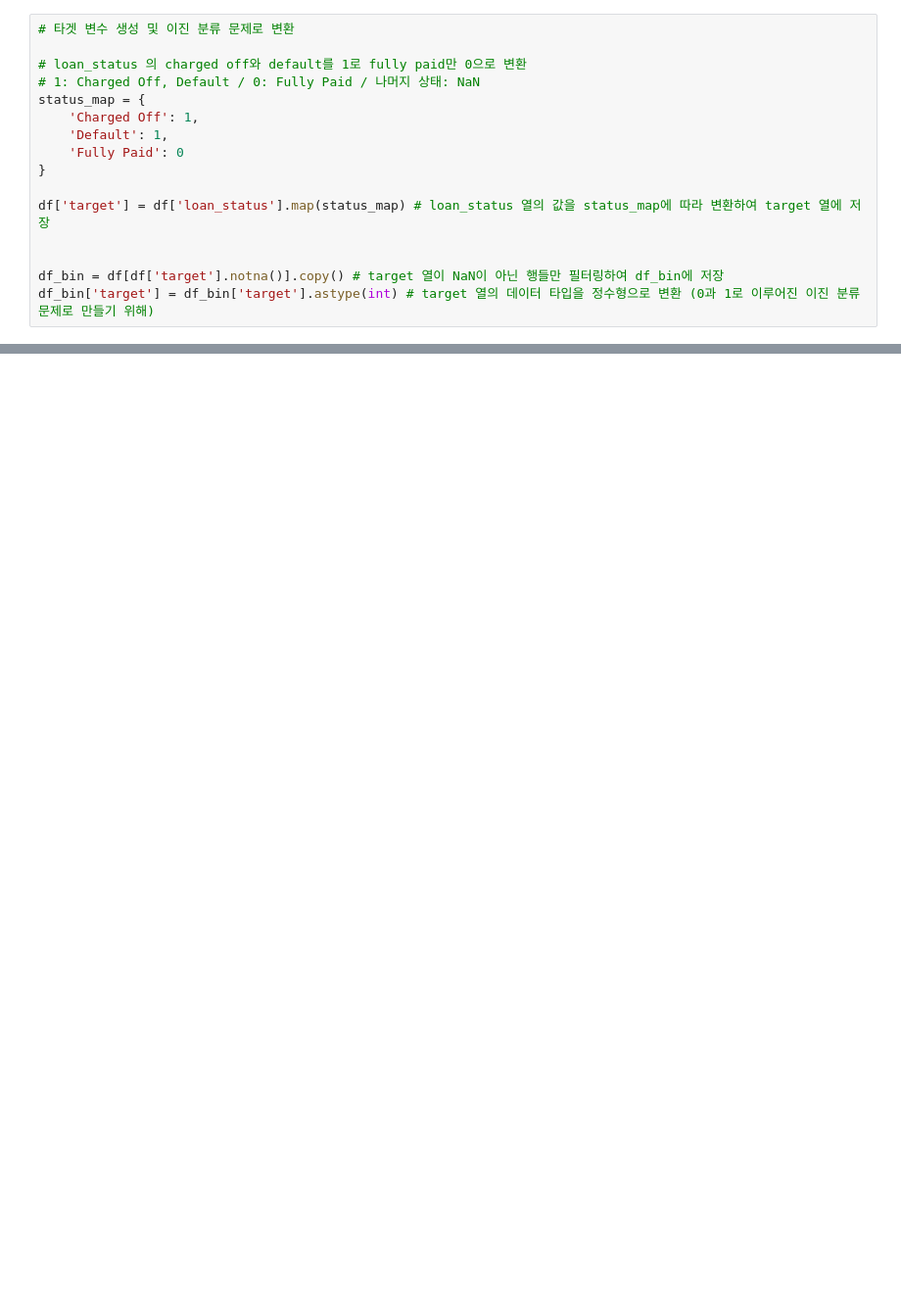
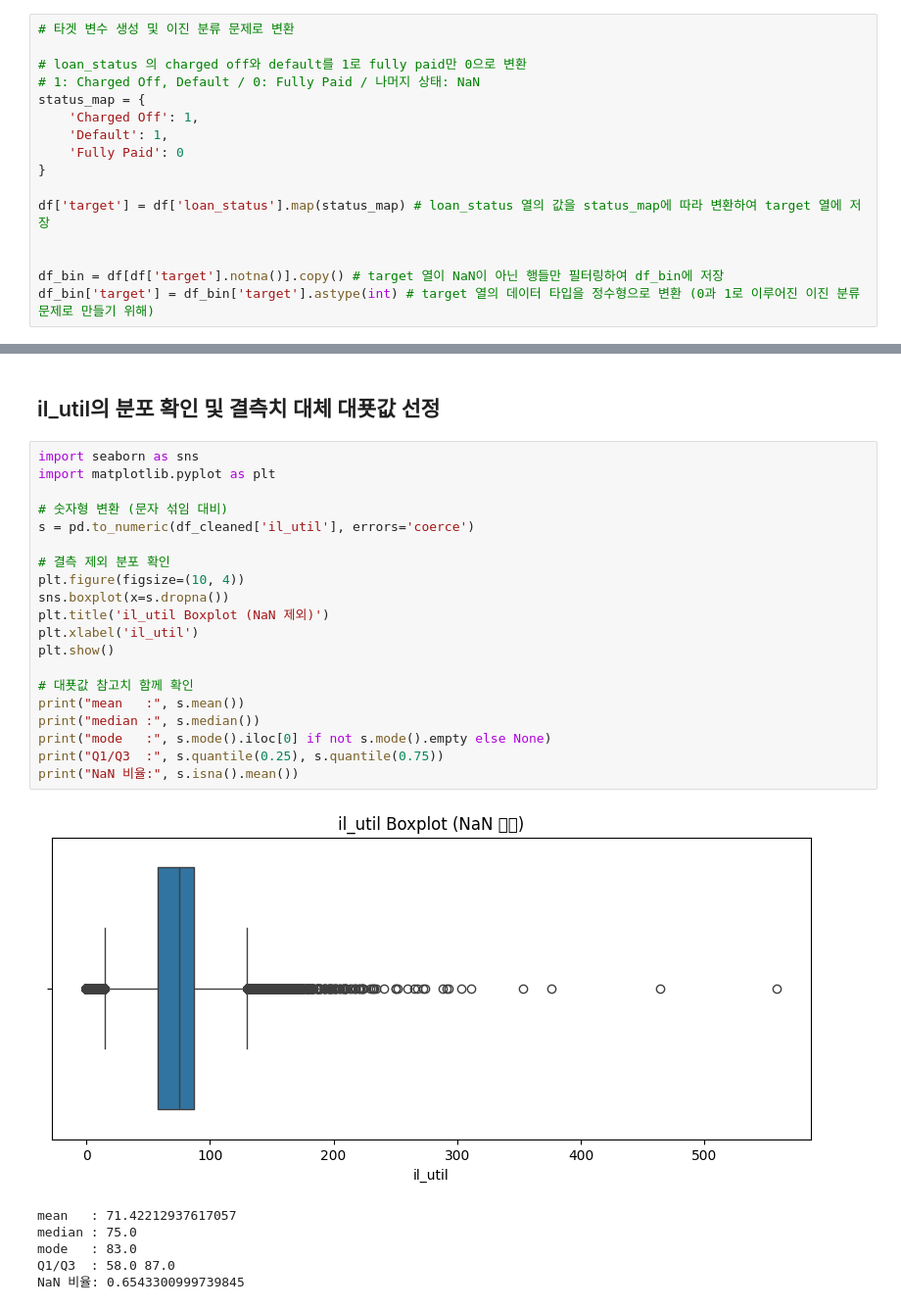
Before and after one commit to gywns7507/second_project, a Jupyter notebook: Hyeong_Uk.ipynb, the cells around one changed output, grey strips where cells are left out. Shown at 98% size. Drawn from its saved outputs; the diff is of its cells as text; blank space fills up the shorter version.

```diff
--- a/Hyeong_Uk.ipynb
+++ b/Hyeong_Uk.ipynb
@@ -322,0 +338,29 @@ display(na_summary)
+# %% [markdown]
+## il_util의 분포 확인 및 결측치 대체 대푯값 선정
+# %%
+import seaborn as sns
+import matplotlib.pyplot as plt
+
+# 숫자형 변환 (문자 섞임 대비)
+s = pd.to_numeric(df_cleaned['il_util'], errors='coerce')
+
+# 결측 제외 분포 확인
+plt.figure(figsize=(10, 4))
+sns.boxplot(x=s.dropna())
+plt.title('il_util Boxplot (NaN 제외)')
+plt.xlabel('il_util')
+plt.show()
+
+# 대푯값 참고치 함께 확인
+print("mean   :", s.mean())
+print("median :", s.median())
+print("mode   :", s.mode().iloc[0] if not s.mode().empty else None)
+print("Q1/Q3  :", s.quantile(0.25), s.quantile(0.75))
+print("NaN 비율:", s.isna().mean())
+# %% [output]
+[figure, added]
+mean   : 71.42212937617057
+median : 75.0
+mode   : 83.0
+Q1/Q3  : 58.0 87.0
+NaN 비율: 0.6543300999739845
```
Also changed, not shown: parts of 41 cells of this notebook.
